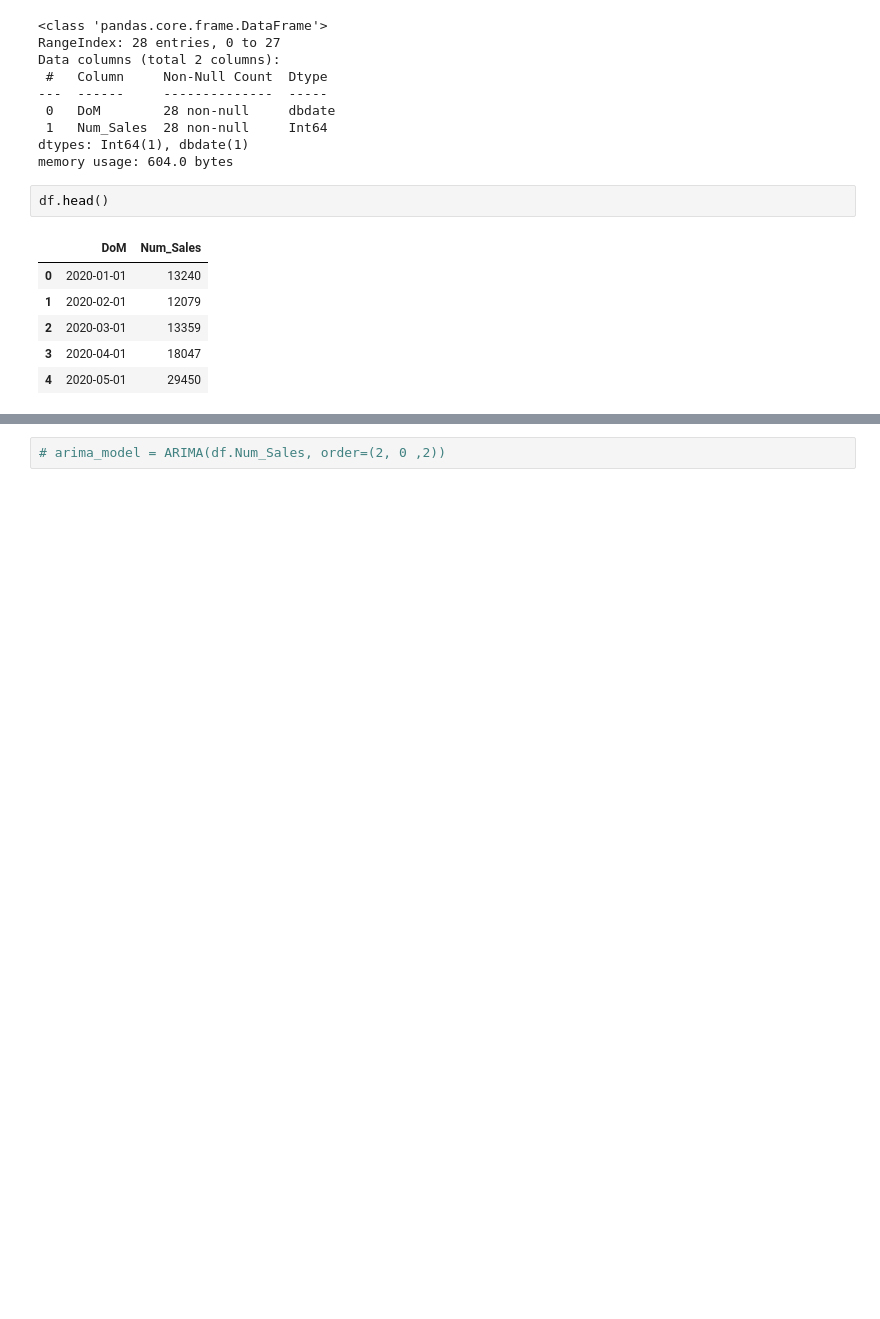
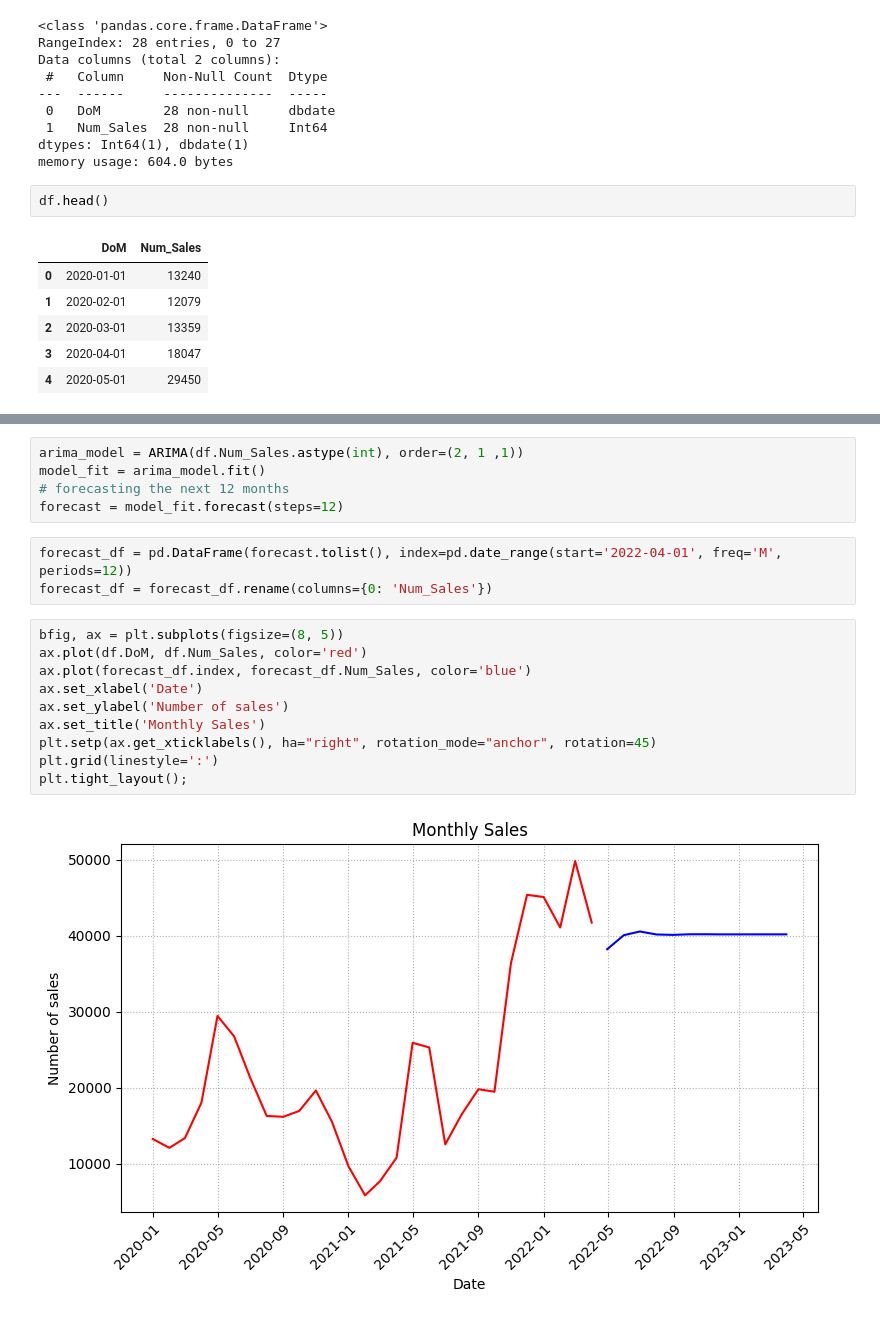
Before and after one commit to avarlotta/time-series-forecasting, a Jupyter notebook: forecasting_model.ipynb, the cells around one changed output, grey strips where cells are left out. Cells and saved outputs as stored; diff of their text form; blank space fills up the shorter version.

```diff
--- a/forecasting_model.ipynb
+++ b/forecasting_model.ipynb
@@ -96,2 +72,20 @@ plot_pacf(df.Num_Sales, lags=8)
-# %%
-# arima_model = ARIMA(df.Num_Sales, order=(2, 0 ,2))
+# %%
+arima_model = ARIMA(df.Num_Sales.astype(int), order=(2, 1 ,1))
+model_fit = arima_model.fit()
+# forecasting the next 12 months
+forecast = model_fit.forecast(steps=12)
+# %%
+forecast_df = pd.DataFrame(forecast.tolist(), index=pd.date_range(start='2022-04-01', freq='M', periods=12))
+forecast_df = forecast_df.rename(columns={0: 'Num_Sales'})
+# %%
+bfig, ax = plt.subplots(figsize=(8, 5))
+ax.plot(df.DoM, df.Num_Sales, color='red')
+ax.plot(forecast_df.index, forecast_df.Num_Sales, color='blue')
+ax.set_xlabel('Date')
+ax.set_ylabel('Number of sales')
+ax.set_title('Monthly Sales')
+plt.setp(ax.get_xticklabels(), ha="right", rotation_mode="anchor", rotation=45)
+plt.grid(linestyle=':')
+plt.tight_layout();
+# %% [output]
+[figure, added]
```
Also changed, not shown: parts of 7 cells of this notebook.
